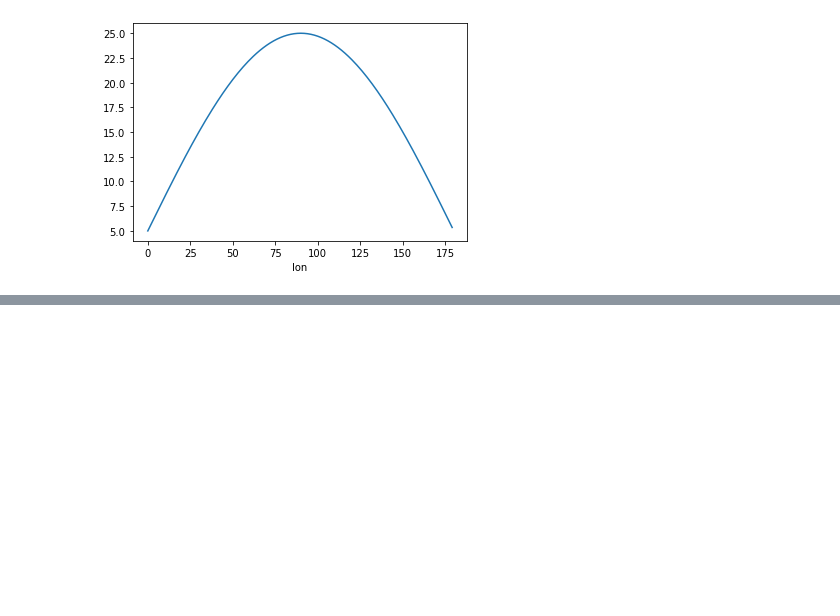
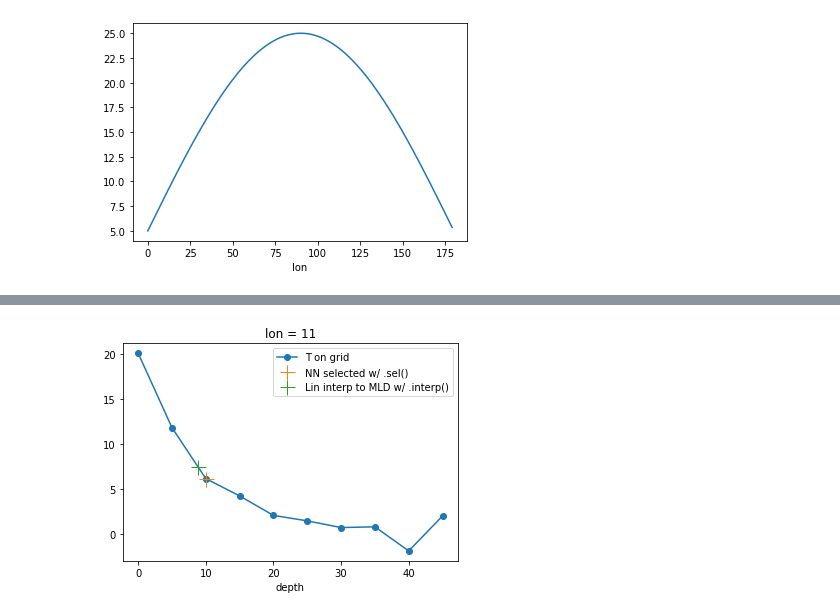
Before and after one commit to willirath/geomar-open-hacky-hour-2021-04, a Jupyter notebook: 2021-11-11/xarray_T_at_ML_base.ipynb, the cells around one changed output, grey strips where cells are left out. Cells and saved outputs as stored; diff of their text form; code cells hidden in the pictures; blank space fills up the shorter version.

Commit message:
Illustrate diff between sel and interp

```diff
--- a/2021-11-11/xarray_T_at_ML_base.ipynb
+++ b/2021-11-11/xarray_T_at_ML_base.ipynb
@@ -74,0 +77,23 @@ T.interp(depth=MLD).plot(label="T interp to MLD")
+# %%
+fig, ax = plt.subplots()
+
+T.isel(lon=11).plot(
+    ax=ax, marker='o',
+    label="T on grid"
+)
+ax.plot(
+    T.sel(depth=MLD, method="nearest").isel(lon=11).depth,
+    T.sel(depth=MLD, method="nearest").isel(lon=11),
+    '+', markersize=15,
+    label="NN selected w/ .sel()"
+)
+ax.plot(
+    T.interp(depth=MLD).isel(lon=11).depth,
+    T.interp(depth=MLD).isel(lon=11),
+    '+', markersize=15,
+    label="Lin interp to MLD w/ .interp()"
+)
+
+ax.legend();
+# %% [output]
+[figure, added]
```
Also changed, not shown: parts of 5 cells of this notebook.
